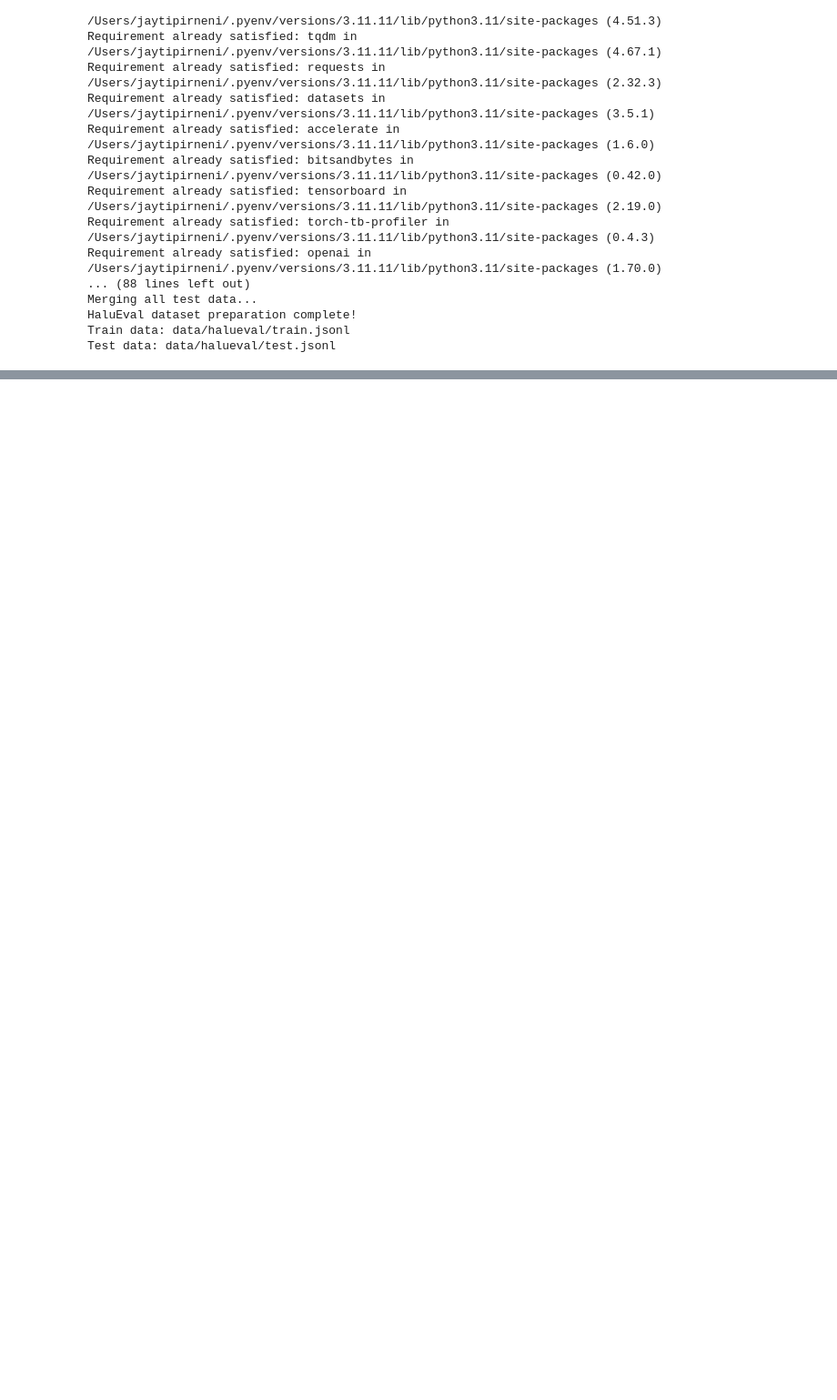
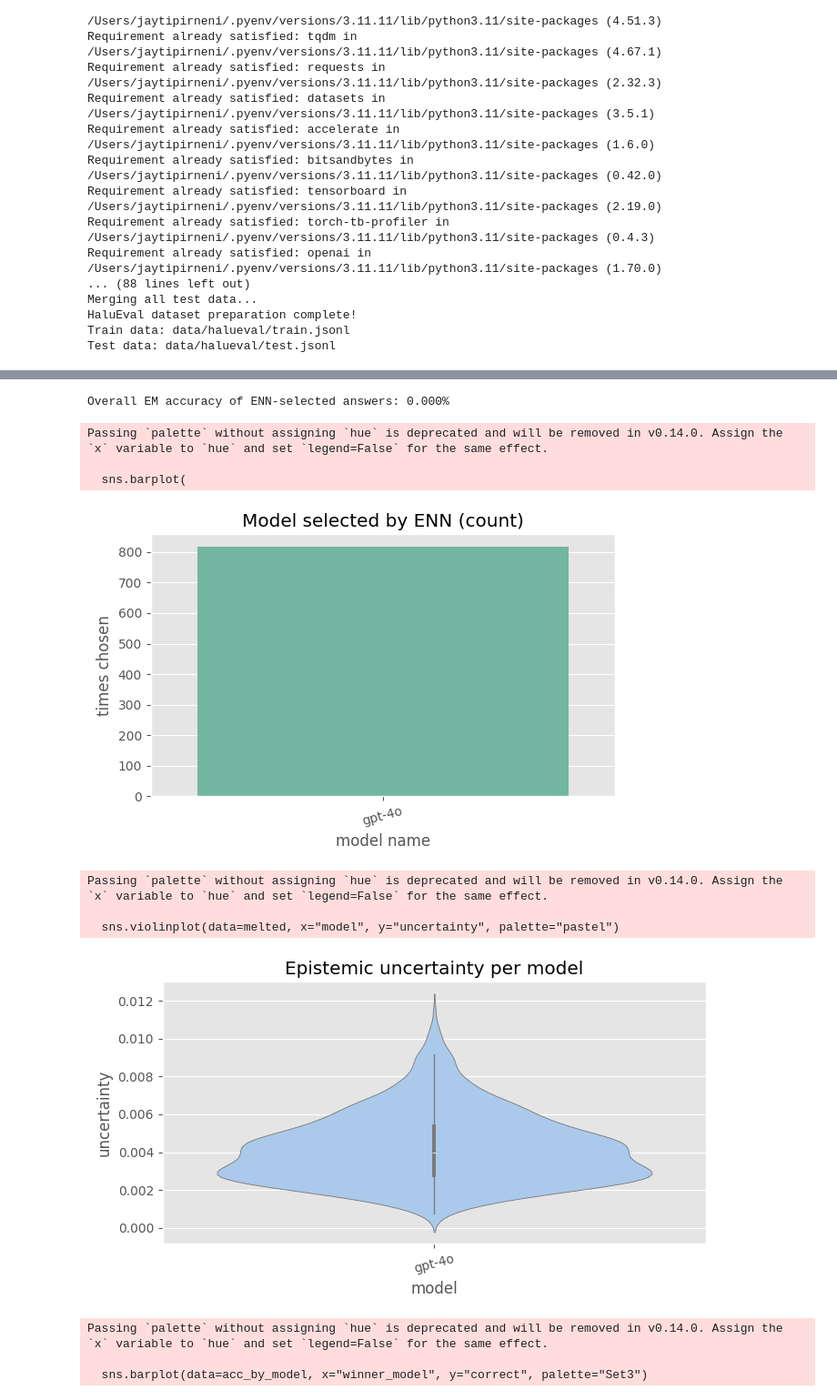
Before and after one commit to JayTiptown/self-consistency-ensemble, a Jupyter notebook: ensemble_eval.ipynb, the cells around one changed output, grey strips where cells are left out. Shown: that part at 91% size. Cells and saved outputs as stored; diff of their text form; code cells hidden in the pictures; blank space fills up the shorter version.

```diff
--- a/ensemble_eval.ipynb
+++ b/ensemble_eval.ipynb
@@ -75,3 +77,10 @@ Merging all test data...
 HaluEval dataset preparation complete!
 Train data: data/halueval/train.jsonl
 Test data: data/halueval/test.jsonl
+# %%
+device = torch.device(
+    "mps" if torch.backends.mps.is_available() else
+    "cuda" if torch.cuda.is_available() else
+    "cpu"
+)
+print("evaluating on", device)
@@ -77,0 +204,3 @@ Test data: data/halueval/test.jsonl
+# %%
+truthful = load_dataset("truthful_qa", "generation", split="validation")
+print(f"{len(truthful)} questions loaded.")
@@ -77,0 +245,64 @@ Test data: data/halueval/test.jsonl
+# %%
+def em(pred, gold):   # case- & space-insensitive
+    return pred.strip().lower() == gold.strip().lower()
+
+results_df["correct"] = results_df.apply(
+    lambda r: em(r.winner_answer, r.ground_truth), axis=1
+)
+overall_acc = results_df.correct.mean()
+print(f"\nOverall EM accuracy of ENN-selected answers: {overall_acc:.3%}")
+# %% [output]
+Overall EM accuracy of ENN-selected answers: 0.000%
+# %%
+# --- 1)  selection frequency barplot -------------------
+plt.figure(figsize=(6,4))
+sns.barplot(
+    x=list(selection_count.keys()),
+    y=list(selection_count.values()),
+    palette="Set2"
+)
+plt.title("Model selected by ENN (count)")
+plt.ylabel("times chosen");  plt.xlabel("model name");  plt.xticks(rotation=15)
+plt.tight_layout()
+plt.show()
+
+# --- 2)  uncertainty distribution violin ---------------
+melted = (
+    results_df
+      .melt(
+          id_vars=["question"],
+          value_vars=[f"{m}_unc" for m in ensemble_models],
+          var_name="model", value_name="uncertainty"
+      )
+      .assign(model=lambda d: d.model.str.replace("_unc",""))
+)
+
+plt.figure(figsize=(7,4))
+sns.violinplot(data=melted, x="model", y="uncertainty", palette="pastel")
+plt.title("Epistemic uncertainty per model")
+plt.xticks(rotation=15)
+plt.tight_layout()
+plt.show()
+
+# --- 3)  accuracy broken down by chosen model ----------
+acc_by_model = (
+    results_df.groupby("winner_model")["correct"].mean().reset_index()
+)
+plt.figure(figsize=(6,4))
+sns.barplot(data=acc_by_model, x="winner_model", y="correct", palette="Set3")
+plt.title("TruthfulQA EM – when model is selected")
+plt.ylabel("accuracy"); plt.ylim(0,1); plt.xticks(rotation=15)
+plt.tight_layout()
+plt.show()
+# %% [output]
+Passing `palette` without assigning `hue` is deprecated and will be removed in v0.14.0. Assign the `x` variable to `hue` and set `legend=False` for the same effect.
+
+  sns.barplot(
+[figure, added]
+Passing `palette` without assigning `hue` is deprecated and will be removed in v0.14.0. Assign the `x` variable to `hue` and set `legend=False` for the same effect.
+
+  sns.violinplot(data=melted, x="model", y="uncertainty", palette="pastel")
+[figure, added]
+Passing `palette` without assigning `hue` is deprecated and will be removed in v0.14.0. Assign the `x` variable to `hue` and set `legend=False` for the same effect.
+
+  sns.barplot(data=acc_by_model, x="winner_model", y="correct", palette="Set3")
```
Also changed, not shown: parts of 12 cells of this notebook, 1 other file.
